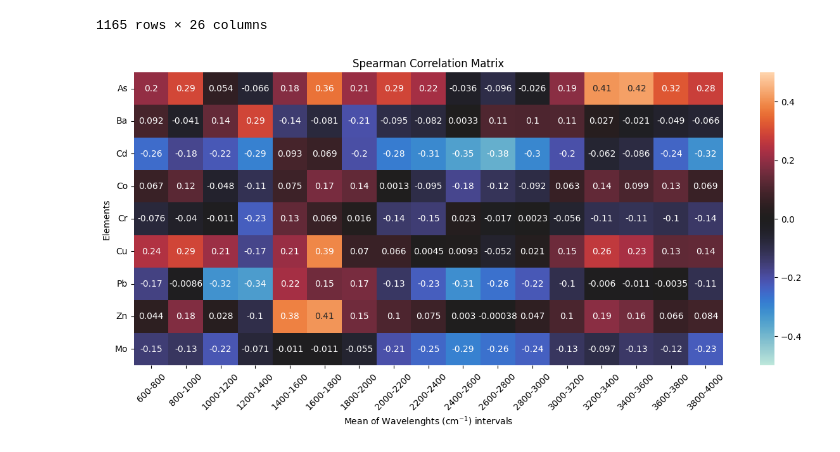
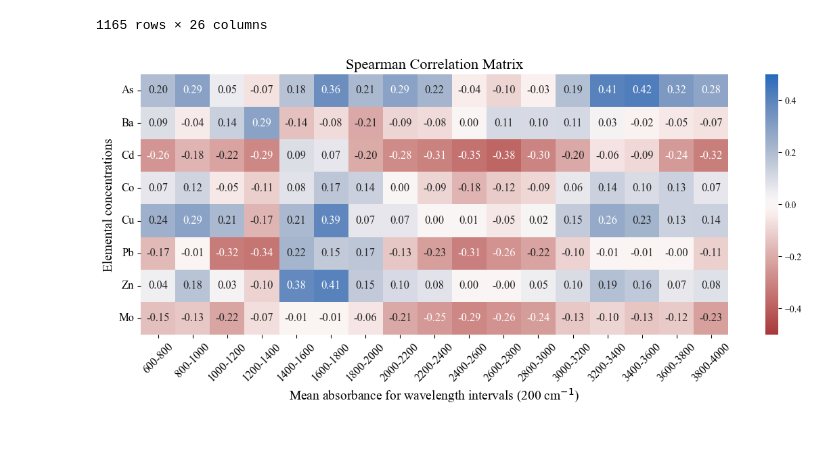
Before and after one commit to angelomaia/discretization-soil-spectroscopy, a Jupyter notebook: contents_data_analysis.ipynb, the cells around one changed output. Drawn from its saved outputs; the diff is of its cells as text; code cells hidden in the pictures.

```diff
--- a/contents_data_analysis.ipynb
+++ b/contents_data_analysis.ipynb
@@ -4,6 +4,8 @@ import numpy as np
 import matplotlib.pyplot as plt
 import seaborn as sns
 from sklearn.preprocessing import MinMaxScaler
+
+plt.rcParams['font.family'] = 'Times New Roman'
 # %%
 data = pd.read_csv('K:/Google Drive/DOUTORADO/Tese 2.0/Chapter I/KELLOGs/dataset.csv')
 
@@ -127,7 +129,7 @@ Try using .loc[row_indexer,col_indexer] = value instead
 See the caveats in the documentation: https://pandas.pydata.org/pandas-docs/stable/user_guide/indexing.html#returning-a-view-versus-a-copy
   data_depth[columns_to_plot] = scaler.fit_transform(data_depth[columns_to_plot])
 # %%
-plt.figure(figsize=(14, 8))
+plt.figure(figsize=(12, 8))
 ax = sns.boxplot(data=data_melted,
                 x='Variable',
                 y='Value',
@@ -136,12 +138,14 @@ ax = sns.boxplot(data=data_melted,
                 palette = ["royalblue","limegreen", "darkorange"],
                 hue_order=['All samples','Topsoil','Subsoil'])
 #ax.set_title(' ', fontsize=18)
-ax.set_ylabel('Normalized Values', fontsize=14)
-ax.set_xlabel('Elements', fontsize=14)
+ax.set_ylabel('Normalized Values', fontsize=16)
+ax.set_xlabel('Elements', fontsize=16)
+plt.xticks(fontsize=14)
+plt.yticks(fontsize=14)
 plt.legend(loc='upper left', bbox_to_anchor=(1, 1))
 
-plt.savefig('merged_boxplot.png',
-           dpi=300, bbox_inches='tight')
+#plt.savefig('merged_boxplot.png',
+#           dpi=300, bbox_inches='tight')
 
 plt.show()
 # %% [output]
@@ -148,0 +153,9 @@ plt.show()
+# %%
+data_plot = data.copy()
+data_plot2 = data[data['depth'] != 'None']
+
+data_plot['depth'] = 'All samples'
+
+data_melted = pd.concat([pd.melt(data_plot, id_vars=['depth'], value_vars=columns_to_plot, var_name='Variable', value_name='Value'),
+                         pd.melt(data_plot2, id_vars=['depth'], value_vars=columns_to_plot, var_name='Variable', value_name='Value')],
+                        axis=0)
@@ -427,40 +526,42 @@ resampled_data
 correlation = resampled_data.corr(method='spearman', numeric_only=True).iloc[:9,9:]
 
 correlation.columns = ['600-800',
                        '800-1000',
                        '1000-1200',
                        '1200-1400',
                        '1400-1600',
                        '1600-1800',
                        '1800-2000',
                        '2000-2200',
                        '2200-2400',
                        '2400-2600',
                        '2600-2800',
                        '2800-3000',
                        '3000-3200',
                        '3200-3400',
                        '3400-3600',
                        '3600-3800',
                        '3800-4000']
 #correlation.drop(columns=['Cr'], inplace=True)
 #correlation.index = ['TC','CEC','Sand','Silt','Clay','OC','Mg','SB','TN', 'pH','pH (CaCl$_2$)','K','Na','S']
 #correlation.drop(index=['Mg','K','Na','S','pH (CaCl$_2$)'], inplace=True)
 #correlation = correlation.reindex(['Sand','Silt','Clay','pH','SB','CEC','OC','TC','TN'])
 
-plt.figure(figsize=(15,6))
+correlation.drop(index=['Cr'], inplace=True)
 
-sns.heatmap(correlation, vmin=-0.5, vmax=0.5, annot=True, cmap='icefire')
+plt.figure(figsize=(14,5))
 
-plt.yticks(rotation=0)
-plt.xticks(rotation=45)
-plt.title('Spearman Correlation Matrix')
-plt.xlabel('Mean of Wavelenghts (cm$^{-1}$) intervals', fontsize=10)
-plt.ylabel('Elements', fontsize=10)
+sns.heatmap(correlation, vmin=-0.5, vmax=0.5, annot=True, fmt='.2f', annot_kws={"fontsize": 12}, cmap=sns.color_palette("vlag_r", as_cmap=True))
 
-plt.savefig('spearman_corr_matrix_Element_WL.png',
-           dpi=300, bbox_inches='tight')
+plt.yticks(rotation=0, fontsize=12)
+plt.xticks(rotation=45, fontsize=12)
+plt.title('Spearman Correlation Matrix', fontsize=16)
+plt.xlabel('Mean absorbance for wavelength intervals (200 cm$^{-1}$) ', fontsize=14)
+plt.ylabel('Elemental concentrations', fontsize=14)
+
+#plt.savefig('spearman_corr_matrix_Element_WL.png',
+#           dpi=300, bbox_inches='tight')
 
 plt.show()
 # %% [output]
-[figure, old version]
+[figure, new version]
```
Also changed, not shown: parts of 14 cells of this notebook.
